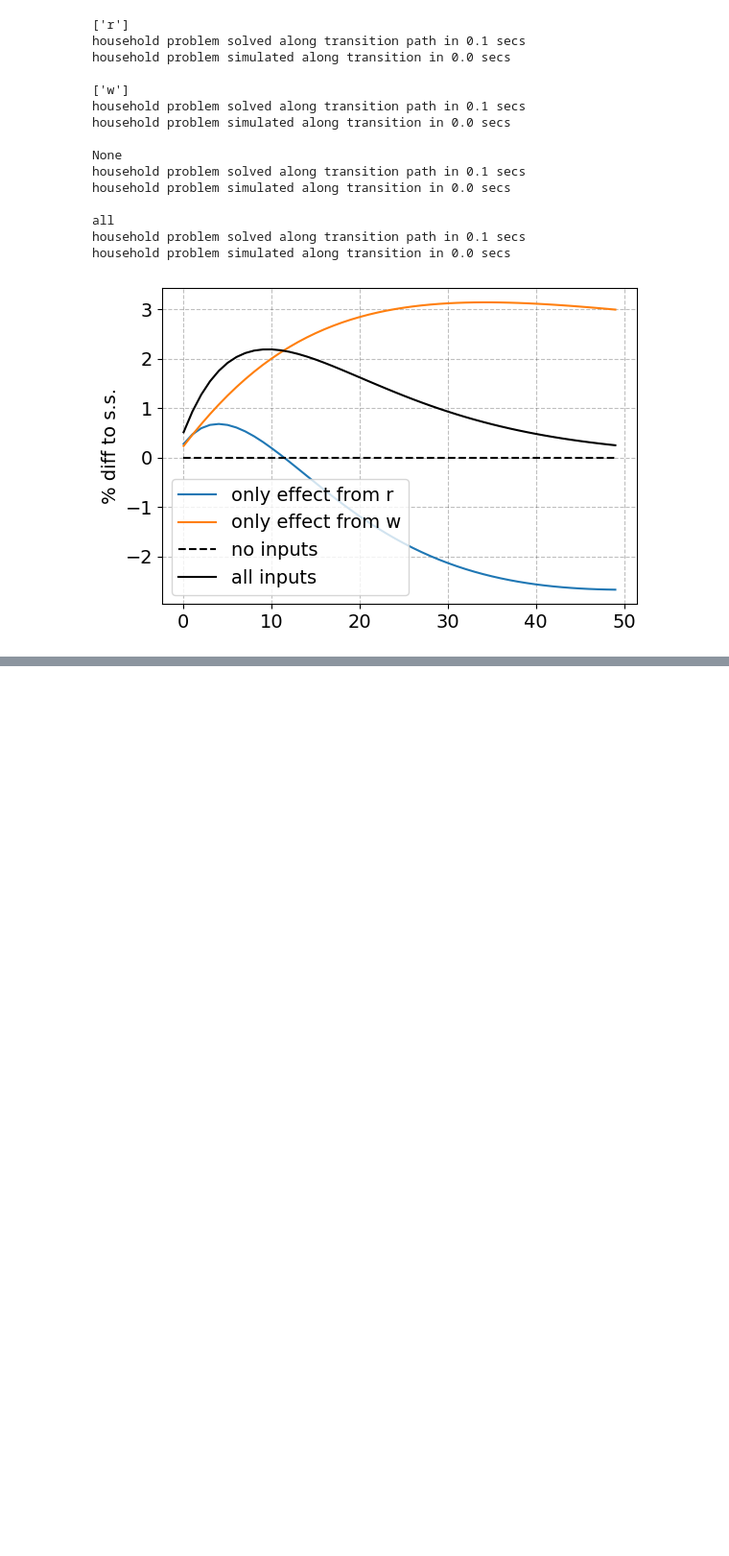
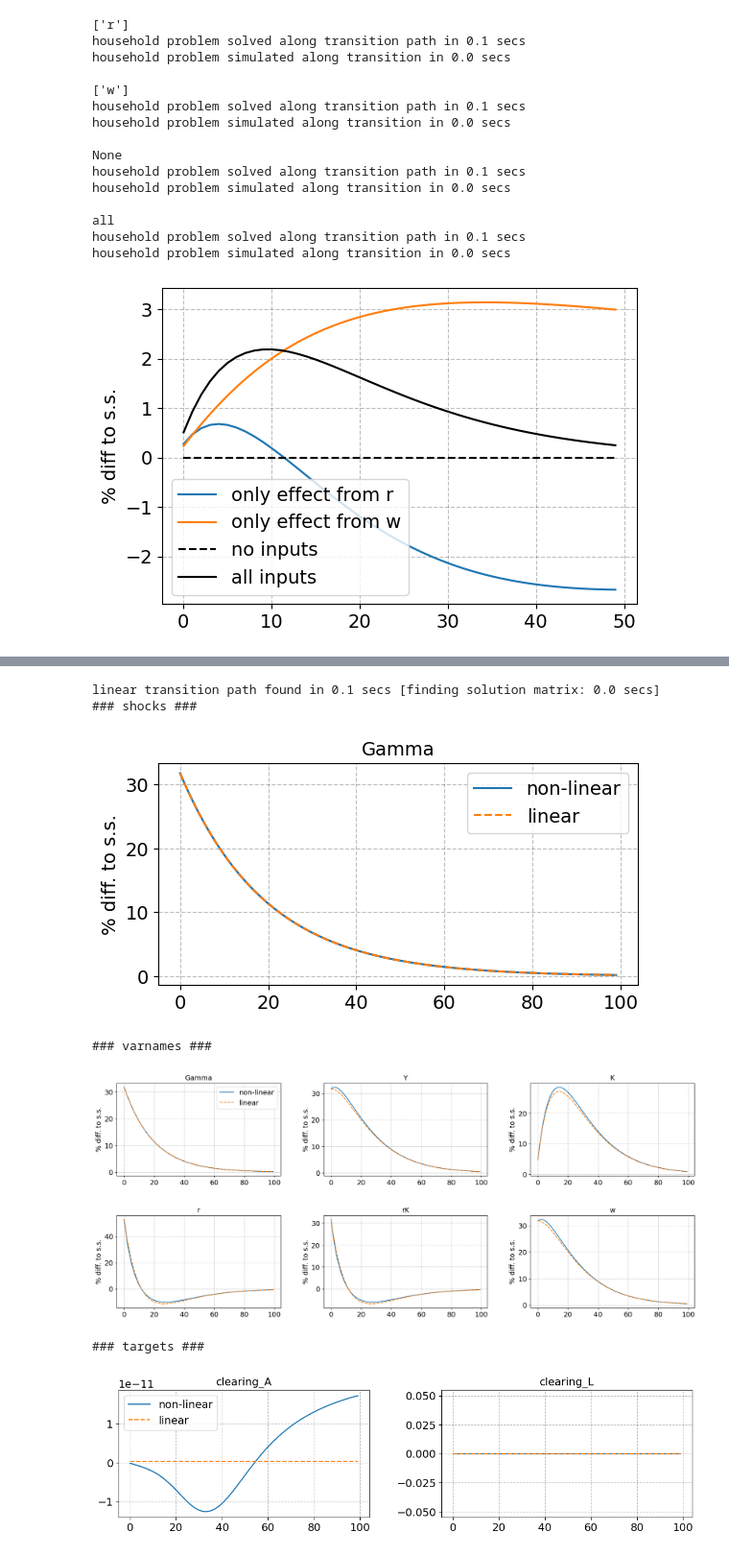
Before and after one commit to NumEconCopenhagen/AdvMacroHet, a Jupyter notebook: 05-06-Transition-Path/HANC-example/HANC.ipynb, the cells around one changed output, grey strips where cells are left out. Shown at 96% size. Saved outputs shown, nothing was run; the diff lists cells and outputs as text; code cells hidden in the pictures; blank space fills up the shorter version.

```diff
--- a/05-06-Transition-Path/HANC-example/HANC.ipynb
+++ b/05-06-Transition-Path/HANC-example/HANC.ipynb
@@ -349,0 +414,15 @@ household problem simulated along transition in 0.0 secs
+# %%
+model.par.jump_Gamma = 0.2 # Huge shock!
+model.par.rho_Gamma = 0.95
+model.find_transition_path(shocks=['Gamma'],do_print=False, do_end_check=False)
+model.find_IRFs(shocks=['Gamma'],do_print=True)
+
+model.show_IRFs(paths,ncols=3,T_max=100,do_linear=True)
+# %% [output]
+linear transition path found in 0.1 secs [finding solution matrix: 0.0 secs]
+### shocks ###
+[figure, added]
+### varnames ###
+[figure, added]
+### targets ###
+[figure, added]
```
Also changed, not shown: parts of 18 cells of this notebook, 7 other files.
